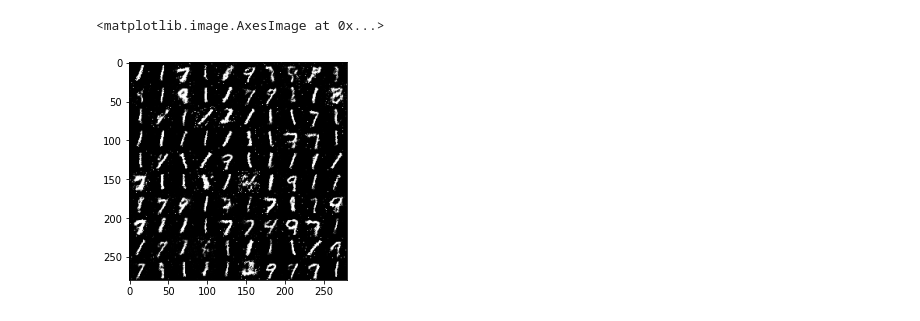
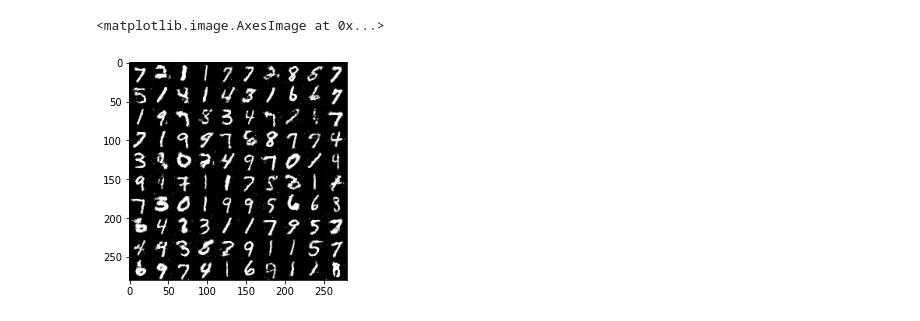
Before and after one commit to jinhan814/GAN-implementation, a Jupyter notebook: VanillaGAN/VanillaGAN.ipynb, the cells around one changed output. Drawn from its saved outputs; the diff is of its cells as text; code cells hidden in the pictures.

```diff
--- a/VanillaGAN/VanillaGAN.ipynb
+++ b/VanillaGAN/VanillaGAN.ipynb
@@ -51,10 +51,8 @@ class Discriminator(nn.Module):
         self.layer = nn.Sequential(nn.Linear(image_dim**2, 512),
                                    nn.ReLU(),
                                    nn.Linear(512, 256),
-                                   nn.Dropout(0.3),
                                    nn.ReLU(),
                                    nn.Linear(256, 1),
-                                   nn.Dropout(0.3),
                                    nn.Sigmoid())
 
     def forward(self, x):
@@ -64,7 +62,7 @@ class Discriminator(nn.Module):
 # %%
 # -- hyperparameter
 seed        = 42
-epochs      = 30
+epochs      = 50
 batch_size  = 64
 
 # -- setting
@@ -83,8 +81,8 @@ data_loader = DataLoader(dataset=mnist, batch_size=batch_size, shuffle=True, dro
 G           = Generator().to(device)
 D           = Discriminator().to(device)
 criterion   = nn.BCELoss()
-optimizer_G = torch.optim.Adam(G.parameters(), lr=0.0002, betas=(0.5, 0.999))
-optimizer_D = torch.optim.Adam(D.parameters(), lr=0.0002, betas=(0.5, 0.999))
+optimizer_G = torch.optim.Adam(G.parameters(), lr=0.0005, betas=(0.5, 0.999))
+optimizer_D = torch.optim.Adam(D.parameters(), lr=0.0001, betas=(0.5, 0.999))
 
 # -- label
 label_real  = torch.ones(batch_size, 1).to(device)
@@ -131,15 +129,14 @@ Epoch: 30/30     Step: 900/937   Loss_D: 0.976801        Loss_G: 1.297849
 # %%
 # -- inference
-def inference():
-    z = torch.randn(100, 100).to(device)
-    y_hat = G(z).view(100, 28, 28) # (100, 28, 28)
-    result = y_hat.cpu().data.numpy()
-    img = np.zeros([280, 280])
-    for i in range(10): img[i*28:(i+1)*28] = np.concatenate([x for x in result[i*10:(i+1)*10]], axis=-1)
+def inference(sz = 10):
+    z = torch.randn(sz**2, 100).to(device)
+    res = G(z).view(sz**2, 28, 28).cpu().data.numpy()
+    img = np.zeros([28*sz, 28*sz])
+    for i in range(sz): img[i*28:(i+1)*28] = np.concatenate([x for x in res[i*sz:(i+1)*sz]], axis=-1)
     return img
 
 G.eval()
 imshow(inference(), cmap='gray')
 # %% [output]
 <matplotlib.image.AxesImage at 0x...>
-[figure, old version]
+[figure, new version]
```
Also changed, not shown: parts of 1 cell of this notebook.
